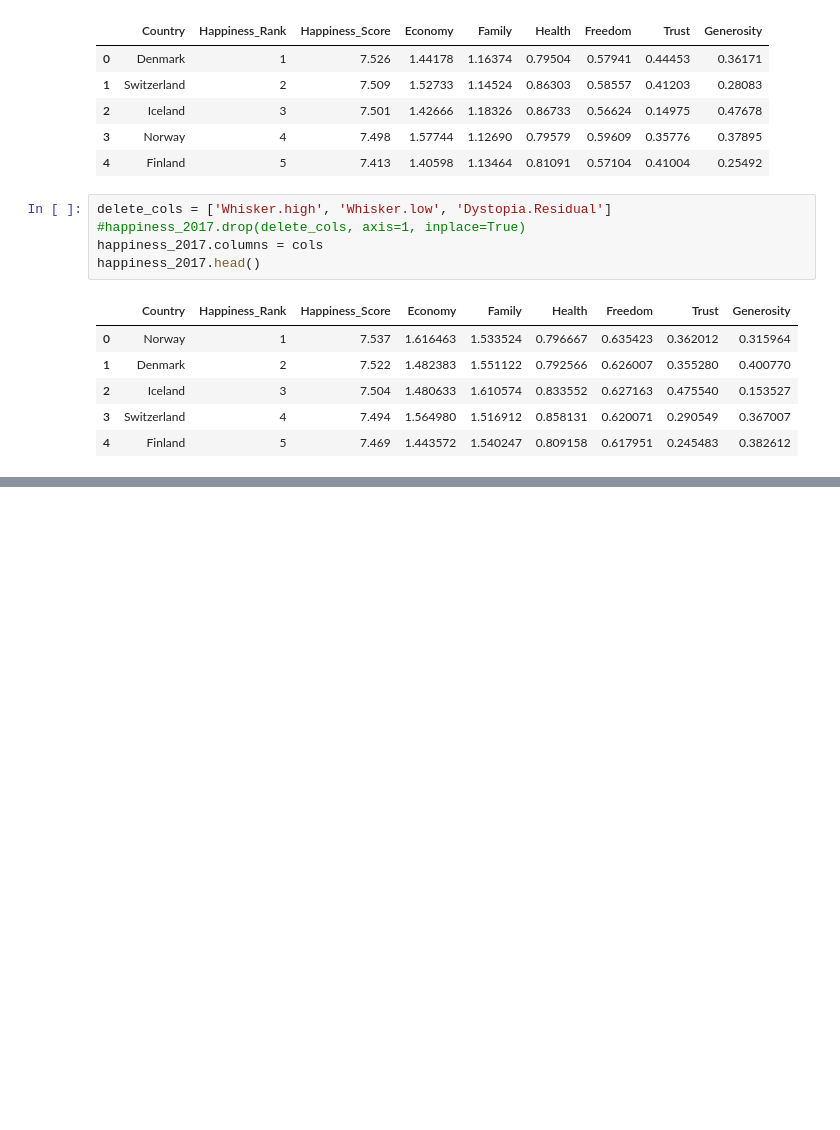
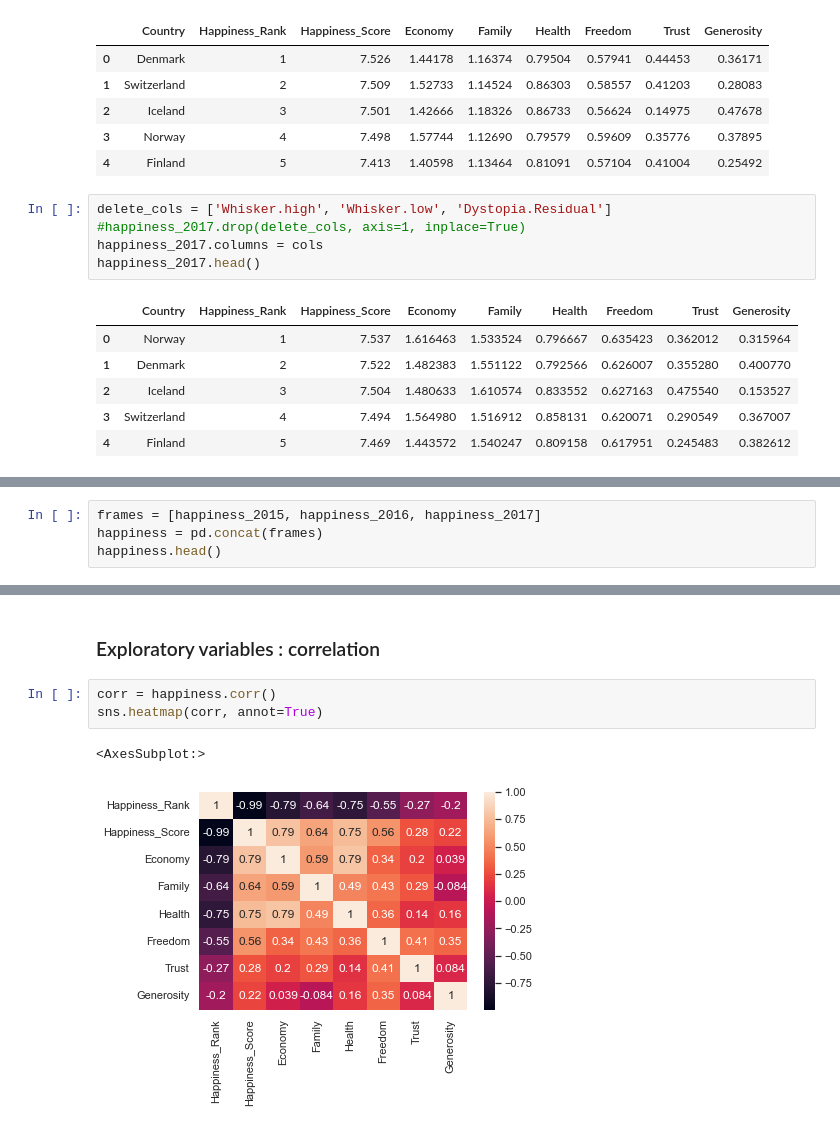
Before and after one commit to aalouane/DataScience-Projects, a Jupyter notebook: hapinness score/happiness_2.ipynb, the cells around one changed output, grey strips where cells are left out. Drawn from its saved outputs; the diff is of its cells as text; blank space fills up the shorter version.

```diff
--- a/hapinness score/happiness_2.ipynb
+++ b/hapinness score/happiness_2.ipynb
@@ -76,0 +79,4 @@ happiness_2017.head()
+# %%
+frames = [happiness_2015, happiness_2016, happiness_2017]
+happiness = pd.concat(frames)
+happiness.head()
@@ -76,0 +121,8 @@ happiness_2017.head()
+# %% [markdown]
+### Exploratory variables : correlation
+# %%
+corr = happiness.corr()
+sns.heatmap(corr, annot=True)
+# %% [output]
+<AxesSubplot:>
+[figure, added]
```
Also changed, not shown: parts of 8 cells of this notebook.
